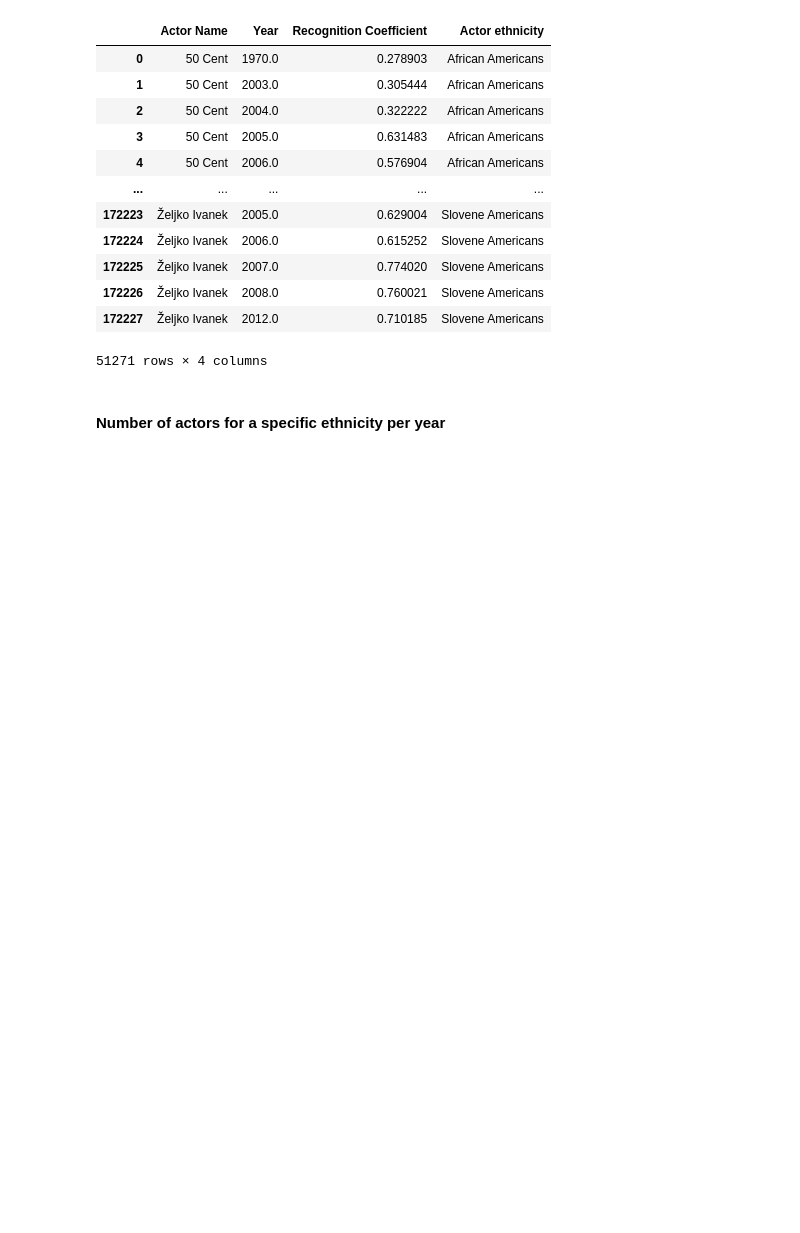
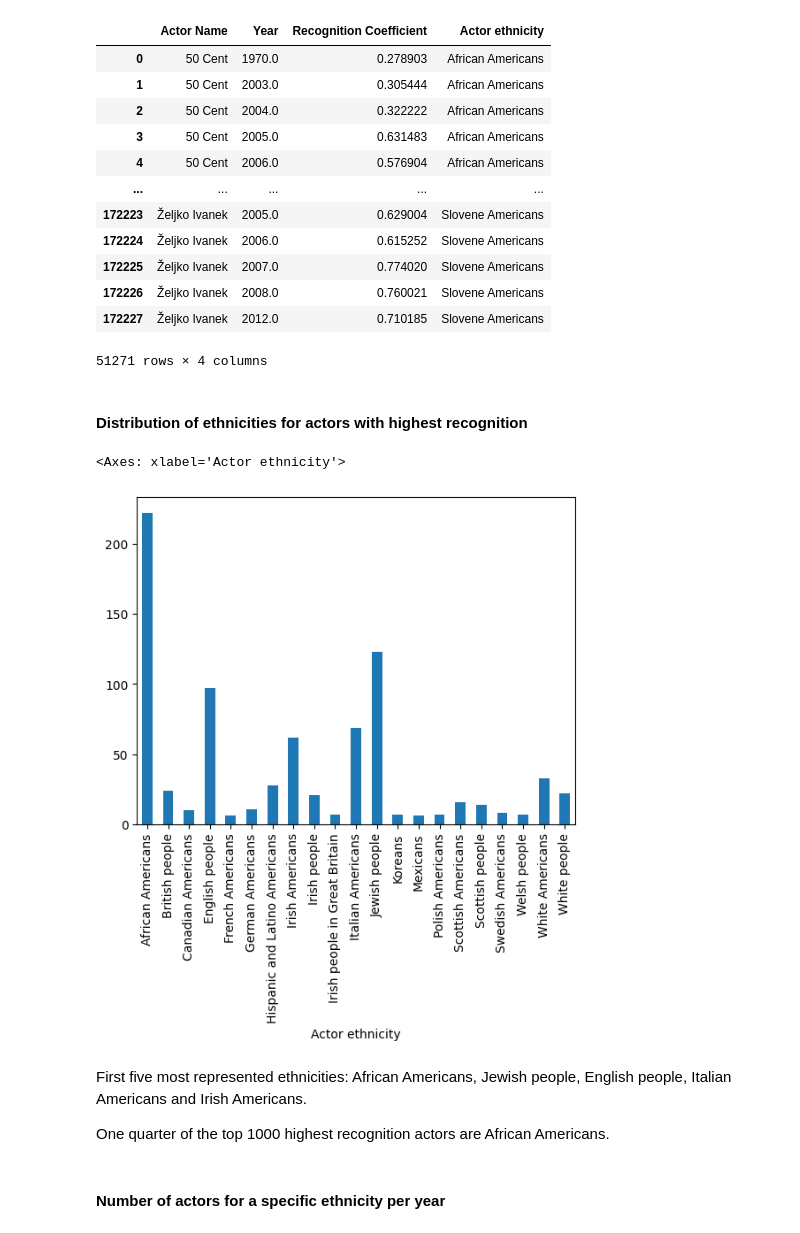
Before and after one commit to epfl-ada/ada-2023-project-pandateam23, a Jupyter notebook: Nicolas.ipynb, the cells around one changed output. Drawn from its saved outputs; the diff is of its cells as text; code cells hidden in the pictures; blank space fills up the shorter version.

```diff
--- a/Nicolas.ipynb
+++ b/Nicolas.ipynb
@@ -262,3 +262,30 @@ actor_movie_year.head(2)
 |  | Actor Name | Year | Recognition Coefficient |
 | 103427 | Marie Dressler | 1914.0 | 0.311111 |
 | 157836 | Theda Bara | 1914.0 | 0.278395 |
+# %%
+# Create a DataFrame with all actor-year combinations from 1914 to 2012
+years = list(range(1914, 2013))
+
+# Get unique actor names
+actors = actor_movie_year['Actor Name'].unique()
+
+# Create a MultiIndex DataFrame with all possible actor-year combinations
+actor_year_combinations = pd.MultiIndex.from_product([actors, years], names=['Actor Name', 'Year']).to_frame(index=False)
+actor_year_combinations.columns = ['Actor Name', 'Year']
+
+# Merge the actor_year_combinations DataFrame with actor_movie_year to get the coefficients
+all_actor_year = pd.merge(actor_year_combinations, actor_movie_year, on=['Actor Name', 'Year'], how='left')
+
+# Fill missing values in the 'Recognition Coefficient' column with 0
+all_actor_year['Recognition Coefficient'].fillna(0, inplace=True)
+
+# Rename 'Recognition Coefficient' to 'Actor Year Coefficient'
+all_actor_year.rename(columns={'Recognition Coefficient': 'Recognition Coefficient'}, inplace=True)
+
+# Sort the result DataFrame
+all_actor_year = all_actor_year.sort_values(by=['Year', 'Actor Name'], ascending=[True, True])
+
+# Reset the index
+all_actor_year.reset_index(drop=True, inplace=True)
+
+display(all_actor_year)
@@ -432,6 +515,21 @@ display(actor_ethnicity_year)
 | 172226 | Željko Ivanek | 2008.0 | 0.760021 | Slovene Americans |
 | 172227 | Željko Ivanek | 2012.0 | 0.710185 | Slovene Americans |
 51271 rows × 4 columns
+# %% [markdown]
+#### Distribution of ethnicities for actors with highest recognition
+# %%
+actors_mean_recog = actor_ethnicity_year.groupby(['Actor Name', 'Actor ethnicity'])['Recognition Coefficient'].mean()
+actors_mean_recog.sort_values(ascending=False, inplace=True)
+ethnicity_most_recog = actors_mean_recog[:1000].groupby(['Actor ethnicity']).size()
+ethnicity_most_recog = ethnicity_most_recog[ethnicity_most_recog > 5]
+ethnicity_most_recog.plot.bar()
+# %% [output]
+<Axes: xlabel='Actor ethnicity'>
+[figure, added]
+# %% [markdown]
+First five most represented ethnicities: African Americans, Jewish people, English people, Italian Americans and Irish Americans.
+
+One quarter of the top 1000 highest recognition actors are African Americans.
 # %% [markdown]
 #### Number of actors for a specific ethnicity per year
 # %%
```
Also changed, not shown: parts of 2 cells of this notebook.
